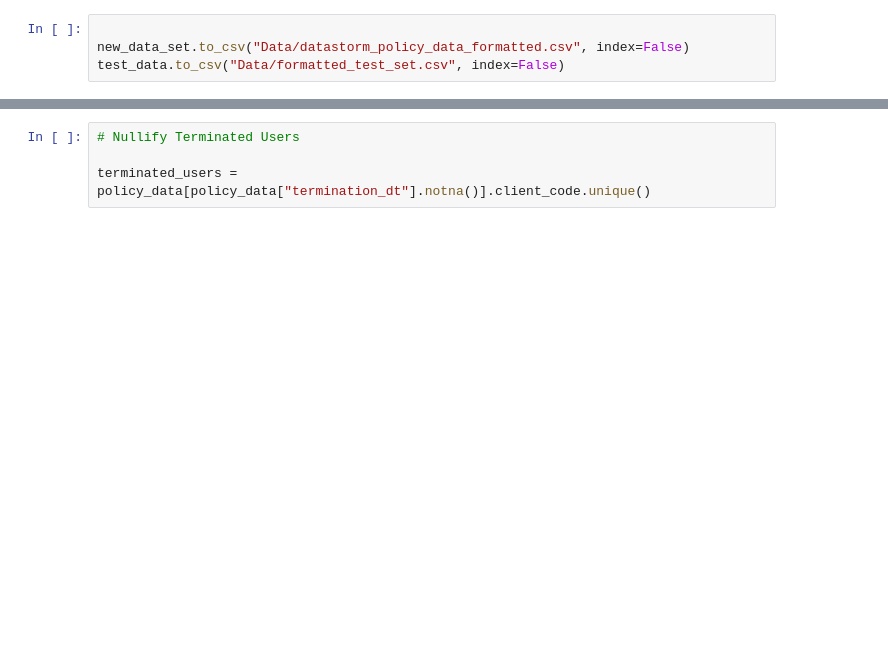
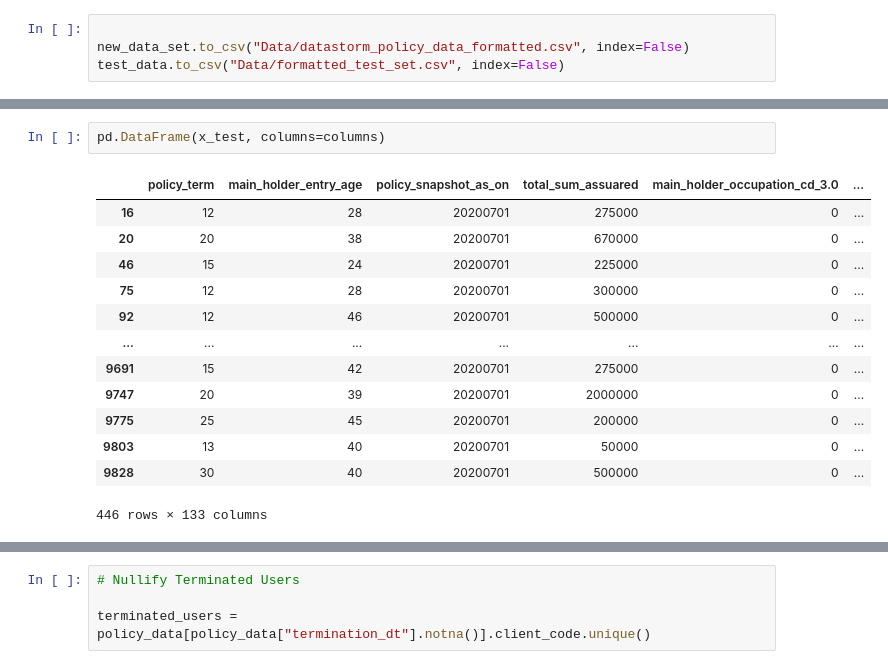
Before and after one commit to harinduravin/Data-Storm-V2-Final, a Jupyter notebook: data-processing.ipynb, the cells around one changed output, grey strips where cells are left out. Drawn from its saved outputs; the diff is of its cells as text; blank space fills up the shorter version.

```diff
--- a/data-processing.ipynb
+++ b/data-processing.ipynb
@@ -151,3 +169,19 @@ print(x_tot.shape, len(columns))
+# %%
+pd.DataFrame(x_test, columns=columns)
+# %% [output]
+|  | policy_term | main_holder_entry_age | policy_snapshot_as_on | total_sum_assuared | main_holder_occupation_cd_3.0 | ... |
+| 16 | 12 | 28 | 20200701 | 275000 | 0 | ... |
+| 20 | 20 | 38 | 20200701 | 670000 | 0 | ... |
+| 46 | 15 | 24 | 20200701 | 225000 | 0 | ... |
+| 75 | 12 | 28 | 20200701 | 300000 | 0 | ... |
+| 92 | 12 | 46 | 20200701 | 500000 | 0 | ... |
+| ... | ... | ... | ... | ... | ... | ... |
+| 9691 | 15 | 42 | 20200701 | 275000 | 0 | ... |
+| 9747 | 20 | 39 | 20200701 | 2000000 | 0 | ... |
+| 9775 | 25 | 45 | 20200701 | 200000 | 0 | ... |
+| 9803 | 13 | 40 | 20200701 | 50000 | 0 | ... |
+| 9828 | 30 | 40 | 20200701 | 500000 | 0 | ... |
+446 rows × 133 columns
 # %%
 scaler = MinMaxScaler()
 
```
Also changed, not shown: parts of 11 cells of this notebook.
